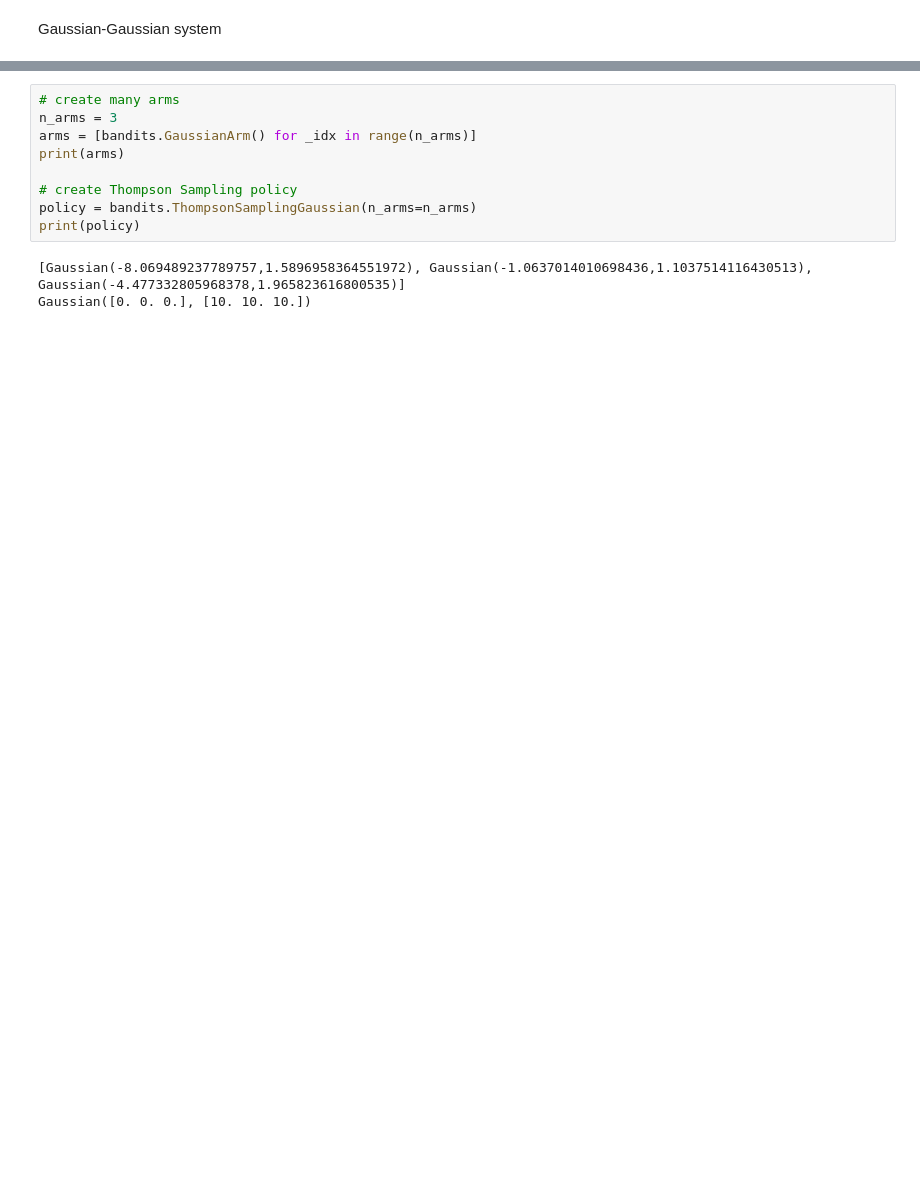
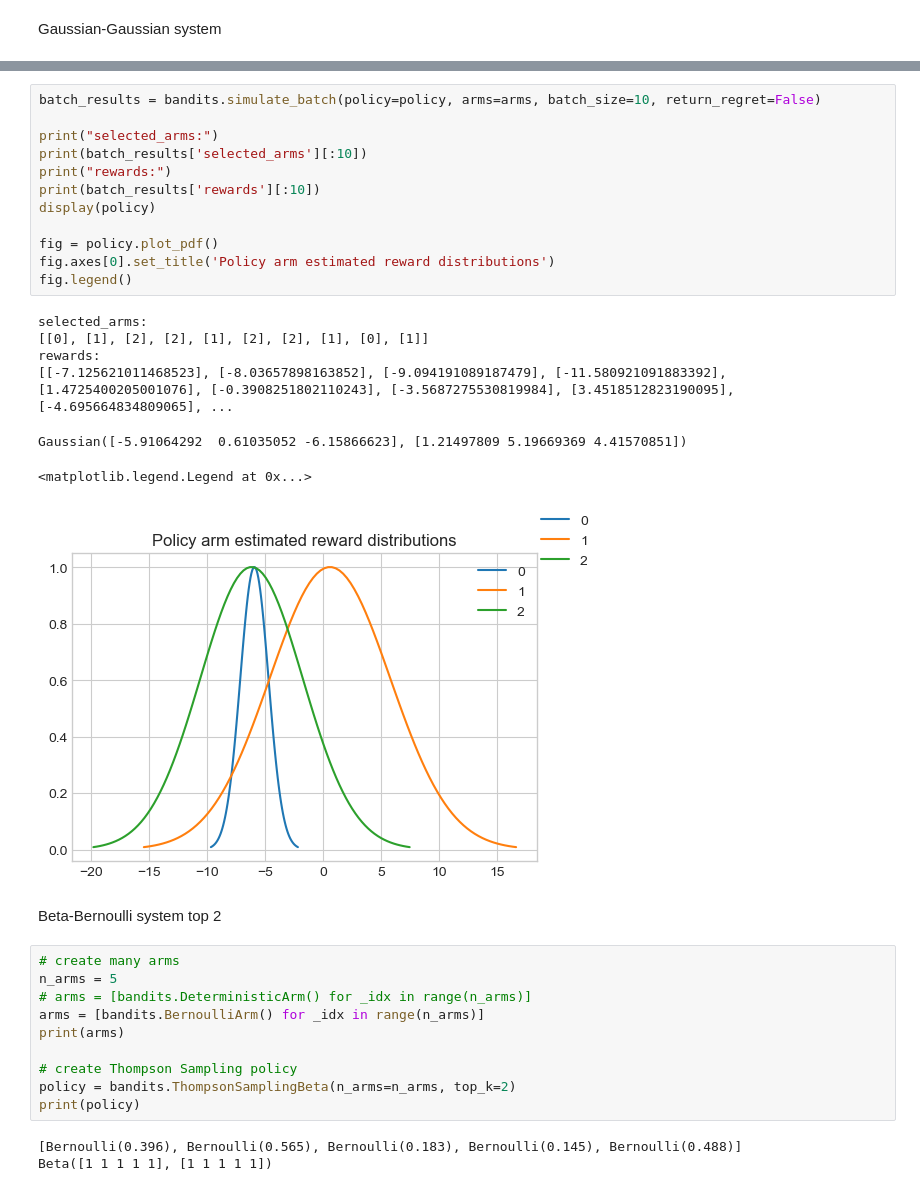
Before and after one commit to stanton119/data-analysis, a Jupyter notebook: Unpublished/bandits/test.ipynb, the cells around one changed output, grey strips where cells are left out. Drawn from its saved outputs; the diff is of its cells as text; blank space fills up the shorter version.

```diff
--- a/Unpublished/bandits/test.ipynb
+++ b/Unpublished/bandits/test.ipynb
@@ -124,12 +131,35 @@ Gaussian-Gaussian system
+# %%
+batch_results = bandits.simulate_batch(policy=policy, arms=arms, batch_size=10, return_regret=False)
+
+print("selected_arms:")
+print(batch_results['selected_arms'][:10])
+print("rewards:")
+print(batch_results['rewards'][:10])
+display(policy)
+
+fig = policy.plot_pdf()
+fig.axes[0].set_title('Policy arm estimated reward distributions')
+fig.legend()
+# %% [output]
+selected_arms:
+[[0], [1], [2], [2], [1], [2], [2], [1], [0], [1]]
+rewards:
+[[-7.125621011468523], [-8.03657898163852], [-9.094191089187479], [-11.580921091883392], [1.4725400205001076], [-0.3908251802110243], [-3.5687275530819984], [3.4518512823190095], [-4.695664834809065], ...
+Gaussian([-5.91064292  0.61035052 -6.15866623], [1.21497809 5.19669369 4.41570851])
+<matplotlib.legend.Legend at 0x...>
+[figure, added]
+# %% [markdown]
+Beta-Bernoulli system top 2
 # %%
 # create many arms
-n_arms = 3
-arms = [bandits.GaussianArm() for _idx in range(n_arms)]
+n_arms = 5
+# arms = [bandits.DeterministicArm() for _idx in range(n_arms)]
+arms = [bandits.BernoulliArm() for _idx in range(n_arms)]
 print(arms)
 
 # create Thompson Sampling policy
-policy = bandits.ThompsonSamplingGaussian(n_arms=n_arms)
+policy = bandits.ThompsonSamplingBeta(n_arms=n_arms, top_k=2)
 print(policy)
 # %% [output]
-[Gaussian(-8.069489237789757,1.5896958364551972), Gaussian(-1.0637014010698436,1.1037514116430513), Gaussian(-4.477332805968378,1.965823616800535)]
-Gaussian([0. 0. 0.], [10. 10. 10.])
+[Bernoulli(0.396), Bernoulli(0.565), Bernoulli(0.183), Bernoulli(0.145), Bernoulli(0.488)]
+Beta([1 1 1 1 1], [1 1 1 1 1])
```
Also changed, not shown: parts of 19 cells of this notebook, 2 other files.
